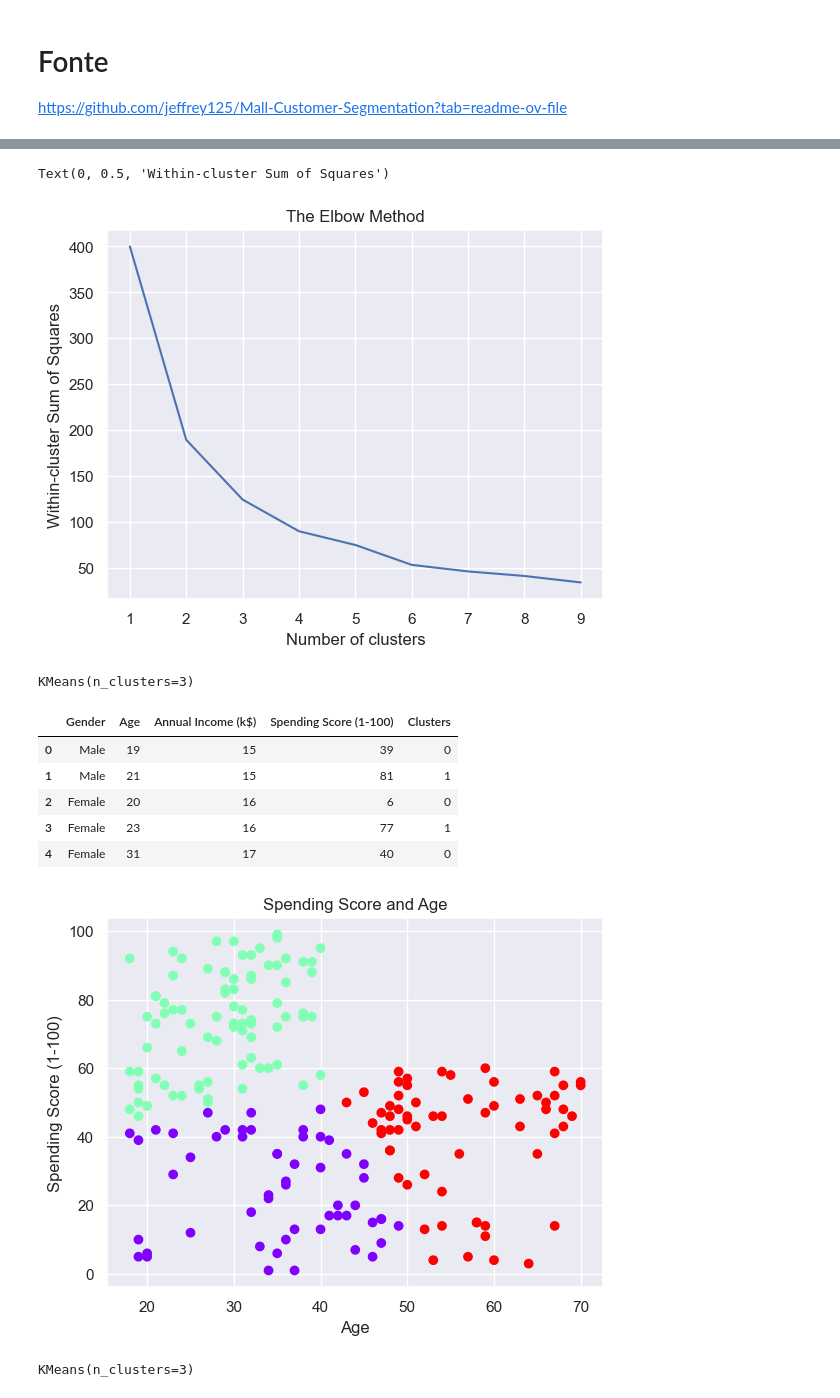
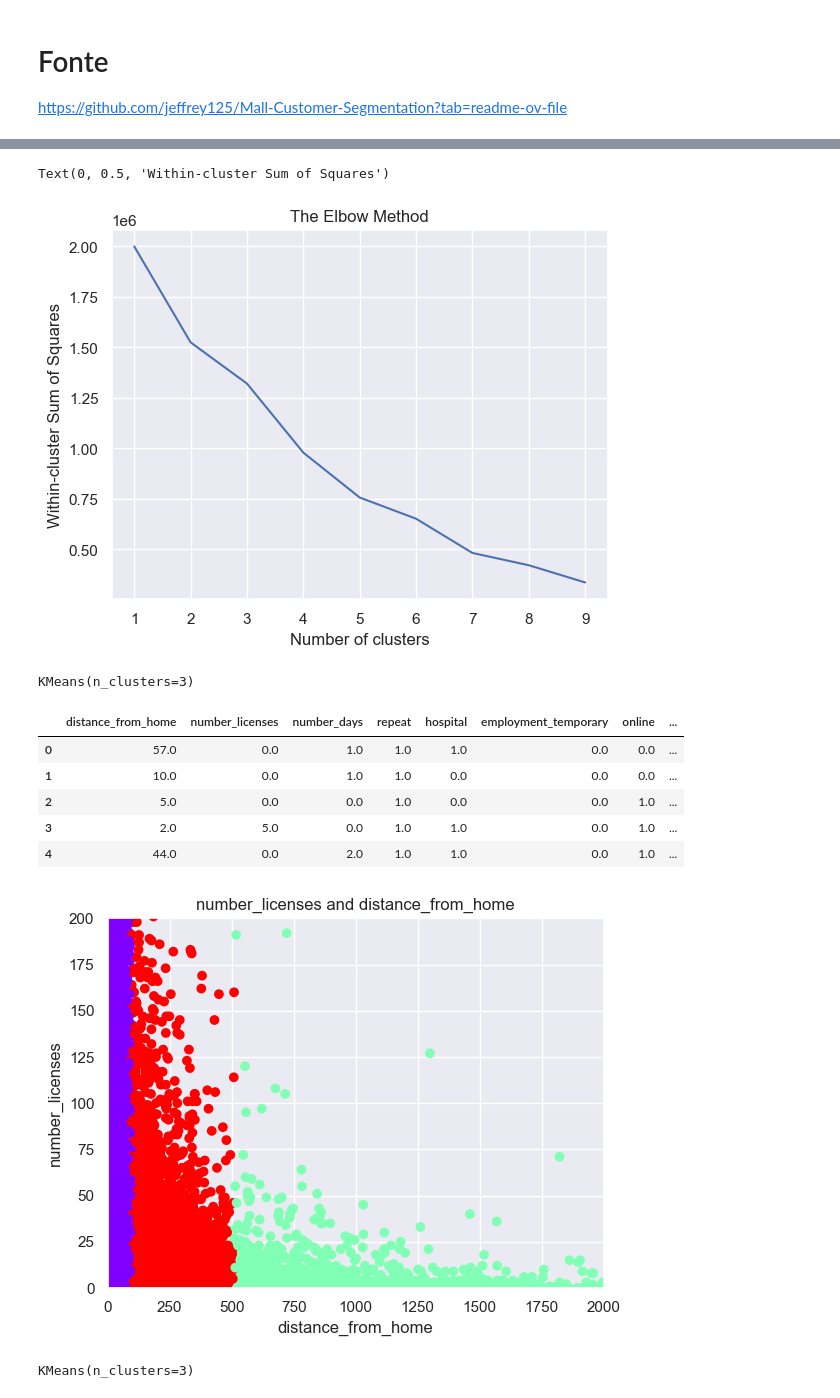
Before and after one commit to viniciusfcf/health-fraud-detection, a Jupyter notebook: 8_km.ipynb, the cells around one changed output, grey strips where cells are left out. Saved outputs shown, nothing was run; the diff lists cells and outputs as text; code cells hidden in the pictures.

Commit message:
change kmeans to consume ausencias_medicas

```diff
--- a/8_km.ipynb
+++ b/8_km.ipynb
@@ -9,6 +9,6 @@ import seaborn as sns
 from sklearn.cluster import KMeans
 sns.set()
 # %%
-data = pd.read_csv('Mall_customers.csv')
+data = pd.read_csv('data/ausencias_medicas.csv')
 data.head()
 # %% [output]
@@ -33,3 +33,3 @@ data.describe()
 # %%
-data2 = data.drop(['CustomerID'], axis=1)
+data2 = data.drop(['fraud'], axis=1)
 # %%
@@ -46,3 +44,5 @@ x = data2[['Age' ,'Spending Score (1-100)']]
+# %%
+x = data2[['distance_from_home' ,'number_licenses']]
 # %%
 x_scaled = preprocessing.scale(x)
 # %%
@@ -72,7 +72,7 @@ plt.xlabel('Number of clusters')
 plt.ylabel('Within-cluster Sum of Squares')
 # %% [output]
 Text(0, 0.5, 'Within-cluster Sum of Squares')
-[figure, old version]
+[figure, new version]
 # %%
 kmeans = KMeans(3)
 kmeans.fit(x_scaled)
@@ -83,18 +83,21 @@ data_with_clusters = data2.copy()
 data_with_clusters['Clusters'] = kmeans.fit_predict(x_scaled)
 data_with_clusters.head()
 # %% [output]
-|  | Gender | Age | Annual Income (k$) | Spending Score (1-100) | Clusters |
-| 0 | Male | 19 | 15 | 39 | 0 |
-| 1 | Male | 21 | 15 | 81 | 1 |
-| 2 | Female | 20 | 16 | 6 | 0 |
-| 3 | Female | 23 | 16 | 77 | 1 |
-| 4 | Female | 31 | 17 | 40 | 0 |
+|  | distance_from_home | number_licenses | number_days | repeat | hospital | employment_temporary | online | ... |
+| 0 | 57.0 | 0.0 | 1.0 | 1.0 | 1.0 | 0.0 | 0.0 | ... |
+| 1 | 10.0 | 0.0 | 1.0 | 1.0 | 0.0 | 0.0 | 0.0 | ... |
+| 2 | 5.0 | 0.0 | 0.0 | 1.0 | 0.0 | 0.0 | 1.0 | ... |
+| 3 | 2.0 | 5.0 | 0.0 | 1.0 | 1.0 | 0.0 | 1.0 | ... |
+| 4 | 44.0 | 0.0 | 2.0 | 1.0 | 1.0 | 0.0 | 1.0 | ... |
 # %%
-plt.scatter(data2['Age'],data2['Spending Score (1-100)'], c=data_with_clusters['Clusters'], cmap='rainbow')
-plt.title('Spending Score and Age')
-plt.xlabel('Age')
-plt.ylabel('Spending Score (1-100)')
+plt.scatter(data2['distance_from_home'],data2['number_licenses'], c=data_with_clusters['Clusters'], cmap='rainbow')
+plt.title('number_licenses and distance_from_home')
+plt.xlabel('distance_from_home')
+plt.ylabel('number_licenses')
+ax = plt.gca()
+ax.set_xlim([0, 2000])
+ax.set_ylim([0, 200])
 plt.show()
 # %% [output]
-[figure, old version]
+[figure, new version]
 # %%
```
Also changed, not shown: parts of 8 cells of this notebook.
